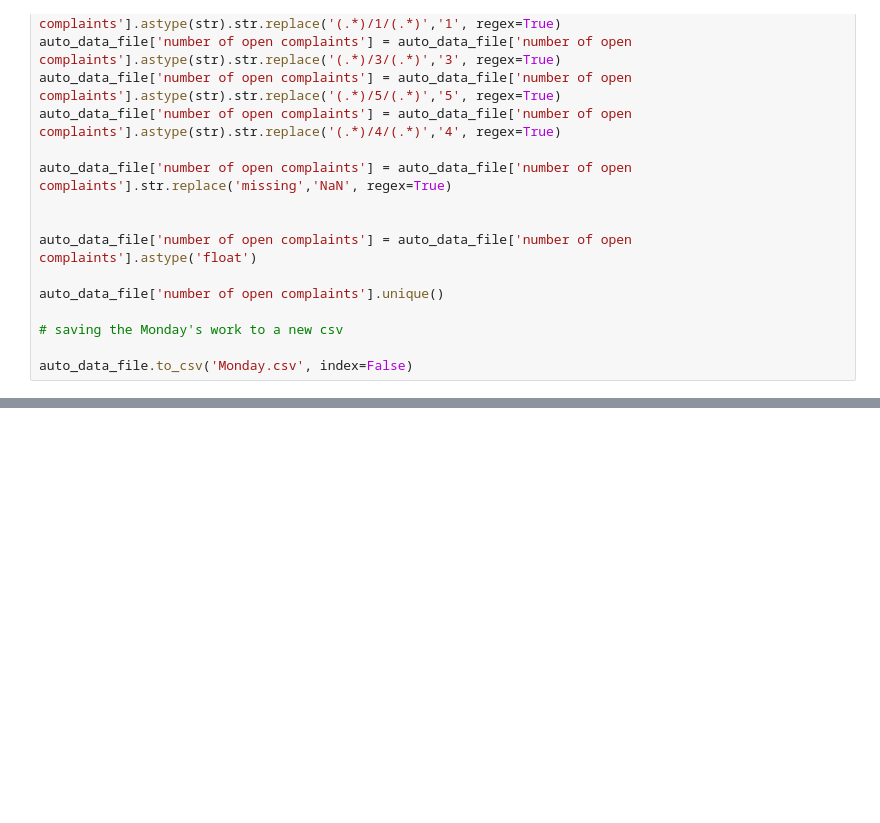
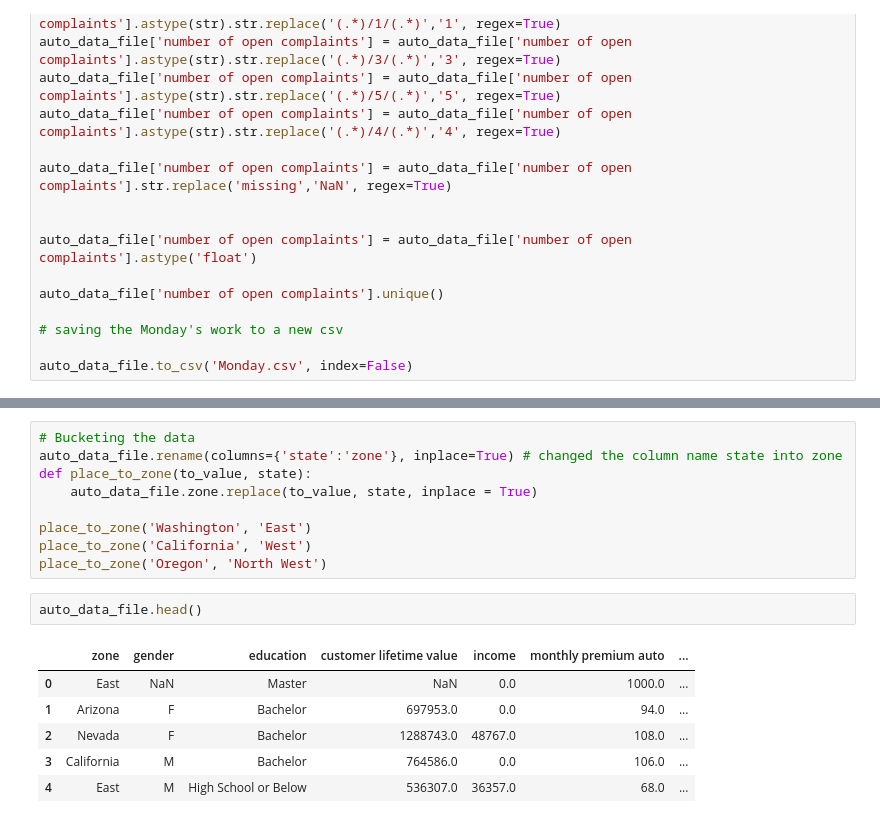
Before and after one commit to ajaykrishna2810/IronHack-Lab-Ajay, a Jupyter notebook: week2/Monday/auto_data_analyst_case_study.ipynb, the cells around one changed output, grey strips where cells are left out. Saved outputs shown, nothing was run; the diff lists cells and outputs as text; blank space fills up the shorter version.

```diff
--- a/week2/Monday/auto_data_analyst_case_study.ipynb
+++ b/week2/Monday/auto_data_analyst_case_study.ipynb
@@ -245,0 +262,18 @@ Index(['state', 'gender', 'education', 'customer lifetime value', 'income',
+# %%
+# Bucketing the data
+auto_data_file.rename(columns={'state':'zone'}, inplace=True) # changed the column name state into zone
+def place_to_zone(to_value, state):
+    auto_data_file.zone.replace(to_value, state, inplace = True)
+
+place_to_zone('Washington', 'East')
+place_to_zone('California', 'West')
+place_to_zone('Oregon', 'North West')
+# %%
+auto_data_file.head()
+# %% [output]
+|  | zone | gender | education | customer lifetime value | income | monthly premium auto | ... |
+| 0 | East | NaN | Master | NaN | 0.0 | 1000.0 | ... |
+| 1 | Arizona | F | Bachelor | 697953.0 | 0.0 | 94.0 | ... |
+| 2 | Nevada | F | Bachelor | 1288743.0 | 48767.0 | 108.0 | ... |
+| 3 | California | M | Bachelor | 764586.0 | 0.0 | 106.0 | ... |
+| 4 | East | M | High School or Below | 536307.0 | 36357.0 | 68.0 | ... |
```
Also changed, not shown: parts of 2 cells of this notebook.
